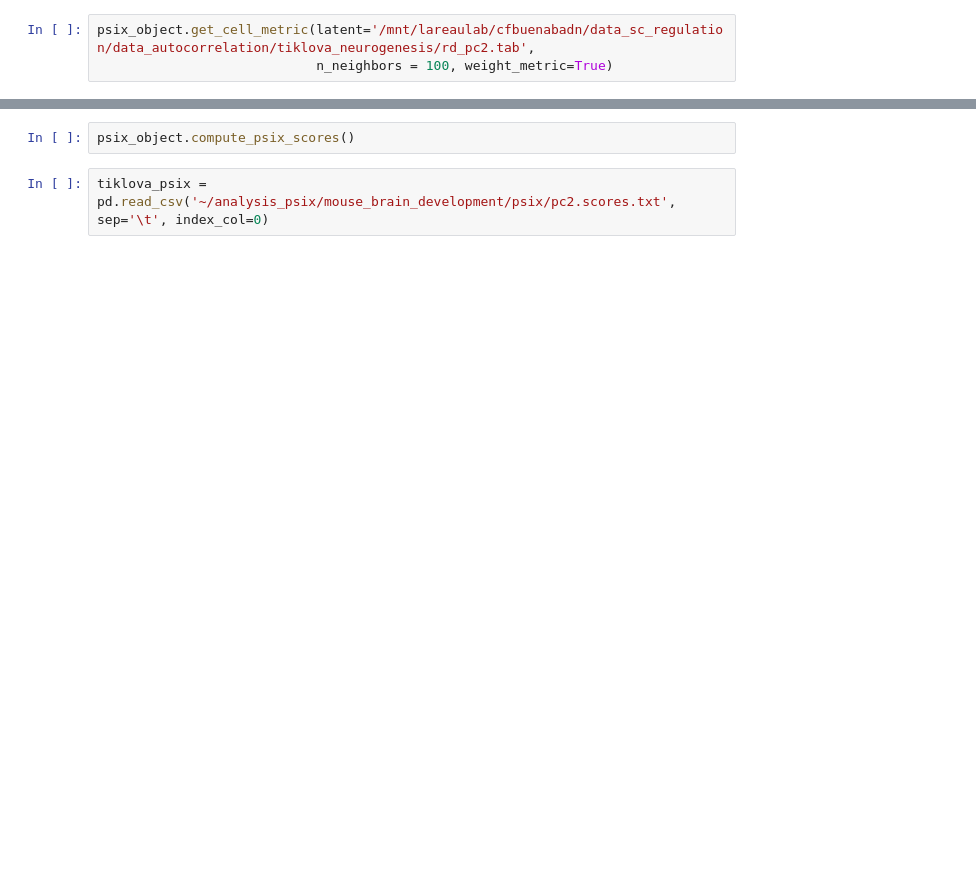
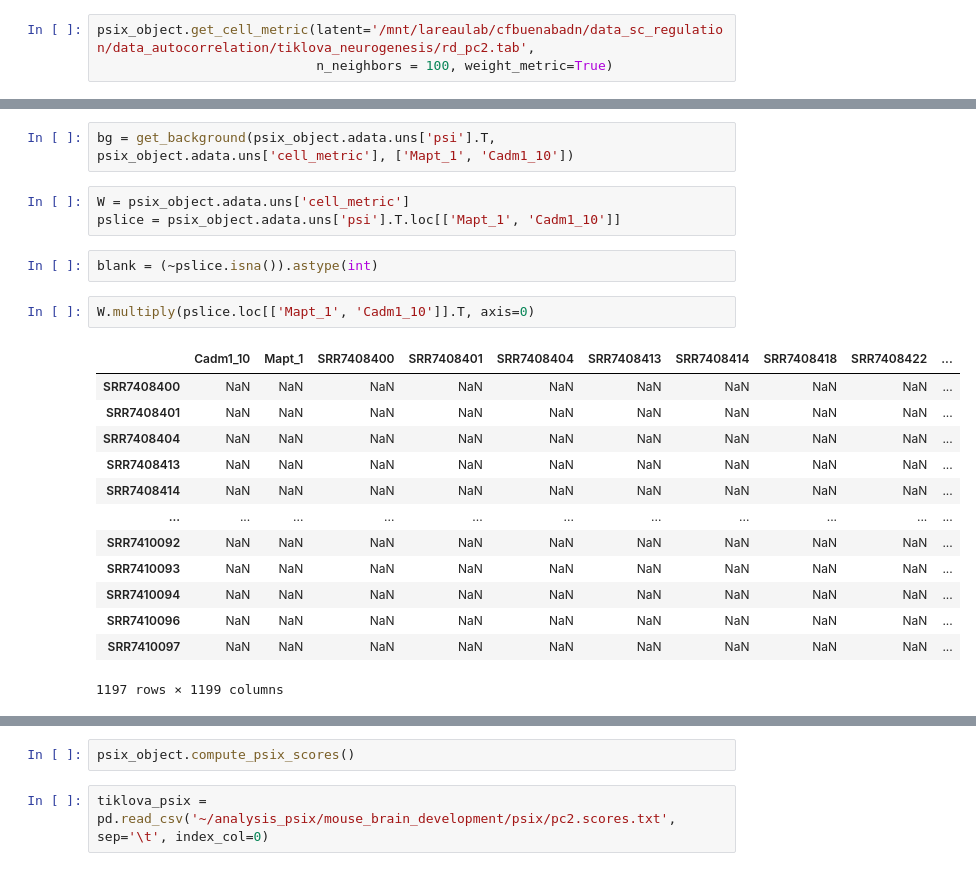
Before and after one commit to lareaulab/psix, a Jupyter notebook: psix/Untitled.ipynb, the cells around one changed output, grey strips where cells are left out. Saved outputs shown, nothing was run; the diff lists cells and outputs as text; blank space fills up the shorter version.

```diff
--- a/psix/Untitled.ipynb
+++ b/psix/Untitled.ipynb
@@ -148,0 +414,23 @@ psix_object.get_cell_metric(latent='/mnt/lareaulab/cfbuenabadn/data_sc_regulatio
+# %%
+bg = get_background(psix_object.adata.uns['psi'].T, psix_object.adata.uns['cell_metric'], ['Mapt_1', 'Cadm1_10'])
+# %%
+W = psix_object.adata.uns['cell_metric']
+pslice = psix_object.adata.uns['psi'].T.loc[['Mapt_1', 'Cadm1_10']]
+# %%
+blank = (~pslice.isna()).astype(int)
+# %%
+W.multiply(pslice.loc[['Mapt_1', 'Cadm1_10']].T, axis=0)
+# %% [output]
+|  | Cadm1_10 | Mapt_1 | SRR7408400 | SRR7408401 | SRR7408404 | SRR7408413 | SRR7408414 | SRR7408418 | SRR7408422 | ... |
+| SRR7408400 | NaN | NaN | NaN | NaN | NaN | NaN | NaN | NaN | NaN | ... |
+| SRR7408401 | NaN | NaN | NaN | NaN | NaN | NaN | NaN | NaN | NaN | ... |
+| SRR7408404 | NaN | NaN | NaN | NaN | NaN | NaN | NaN | NaN | NaN | ... |
+| SRR7408413 | NaN | NaN | NaN | NaN | NaN | NaN | NaN | NaN | NaN | ... |
+| SRR7408414 | NaN | NaN | NaN | NaN | NaN | NaN | NaN | NaN | NaN | ... |
+| ... | ... | ... | ... | ... | ... | ... | ... | ... | ... | ... |
+| SRR7410092 | NaN | NaN | NaN | NaN | NaN | NaN | NaN | NaN | NaN | ... |
+| SRR7410093 | NaN | NaN | NaN | NaN | NaN | NaN | NaN | NaN | NaN | ... |
+| SRR7410094 | NaN | NaN | NaN | NaN | NaN | NaN | NaN | NaN | NaN | ... |
+| SRR7410096 | NaN | NaN | NaN | NaN | NaN | NaN | NaN | NaN | NaN | ... |
+| SRR7410097 | NaN | NaN | NaN | NaN | NaN | NaN | NaN | NaN | NaN | ... |
+1197 rows × 1199 columns
```
Also changed, not shown: parts of 67 cells of this notebook, 3 other files.
